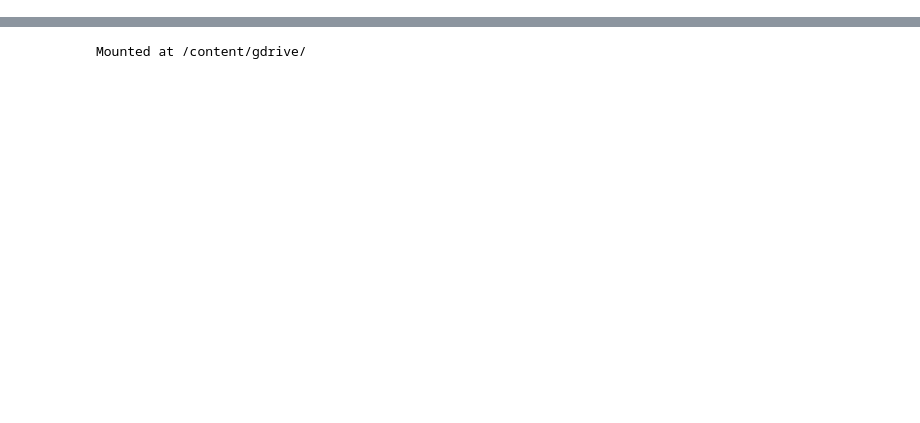
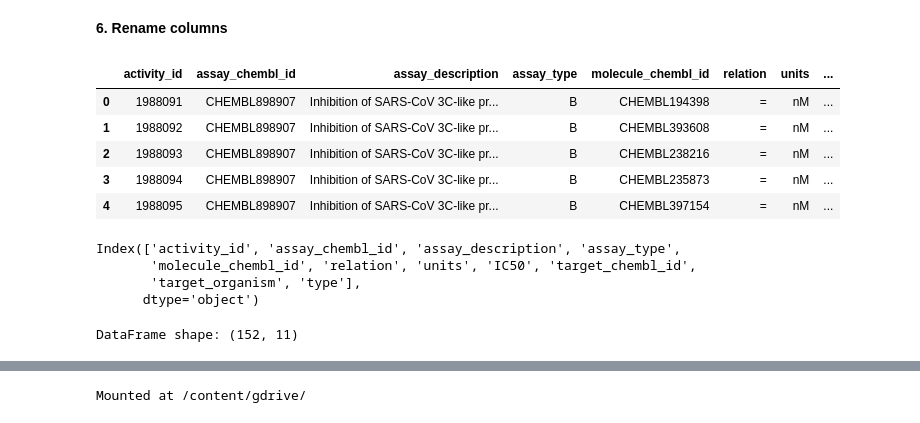
Before and after one commit to khanfs/ComputationalBiology-xGenomics, a Jupyter notebook: ChEMBL_API.ipynb, the cells around one changed output, grey strips where cells are left out. Cells and saved outputs as stored; diff of their text form; code cells hidden in the pictures; blank space fills up the shorter version.

```diff
--- a/ChEMBL_API.ipynb
+++ b/ChEMBL_API.ipynb
@@ -228,0 +285,3 @@ df.to_csv('chembl_bioactivity_raw_data.csv', index=False)
+# %%
+bioactivities_df.dropna(axis=0, how="any", inplace=True)
+print(f"DataFrame shape: {bioactivities_df.shape}")
@@ -228,0 +303,3 @@ df.to_csv('chembl_bioactivity_raw_data.csv', index=False)
+# %%
+bioactivities_df = bioactivities_df[bioactivities_df["standard_units"] == "nM"]
+print(f"Units after filtering: {bioactivities_df['standard_units'].unique()}")
@@ -228,0 +314,3 @@ df.to_csv('chembl_bioactivity_raw_data.csv', index=False)
+# %%
+bioactivities_df.drop_duplicates("molecule_chembl_id", keep="first", inplace=True)
+print(f"DataFrame shape: {bioactivities_df.shape}")
@@ -228,0 +321,3 @@ df.to_csv('chembl_bioactivity_raw_data.csv', index=False)
+# %%
+bioactivities_df.reset_index(drop=True, inplace=True)
+bioactivities_df.head()
@@ -228,0 +331,25 @@ df.to_csv('chembl_bioactivity_raw_data.csv', index=False)
+# %% [markdown]
+**6. Rename columns**
+# %%
+bioactivities_df.rename(
+    columns={"standard_value": "IC50", "standard_units": "units"}, inplace=True
+)
+bioactivities_df.head()
+# %% [output]
+|  | activity_id | assay_chembl_id | assay_description | assay_type | molecule_chembl_id | relation | units | ... |
+| 0 | 1988091 | CHEMBL898907 | Inhibition of SARS-CoV 3C-like pr... | B | CHEMBL194398 | = | nM | ... |
+| 1 | 1988092 | CHEMBL898907 | Inhibition of SARS-CoV 3C-like pr... | B | CHEMBL393608 | = | nM | ... |
+| 2 | 1988093 | CHEMBL898907 | Inhibition of SARS-CoV 3C-like pr... | B | CHEMBL238216 | = | nM | ... |
+| 3 | 1988094 | CHEMBL898907 | Inhibition of SARS-CoV 3C-like pr... | B | CHEMBL235873 | = | nM | ... |
+| 4 | 1988095 | CHEMBL898907 | Inhibition of SARS-CoV 3C-like pr... | B | CHEMBL397154 | = | nM | ... |
+# %%
+bioactivities_df.columns
+# %% [output]
+Index(['activity_id', 'assay_chembl_id', 'assay_description', 'assay_type',
+       'molecule_chembl_id', 'relation', 'units', 'IC50', 'target_chembl_id',
+       'target_organism', 'type'],
+      dtype='object')
+# %%
+print(f"DataFrame shape: {bioactivities_df.shape}")
+# %% [output]
+DataFrame shape: (152, 11)
```
Also changed, not shown: parts of 116 cells of this notebook.
